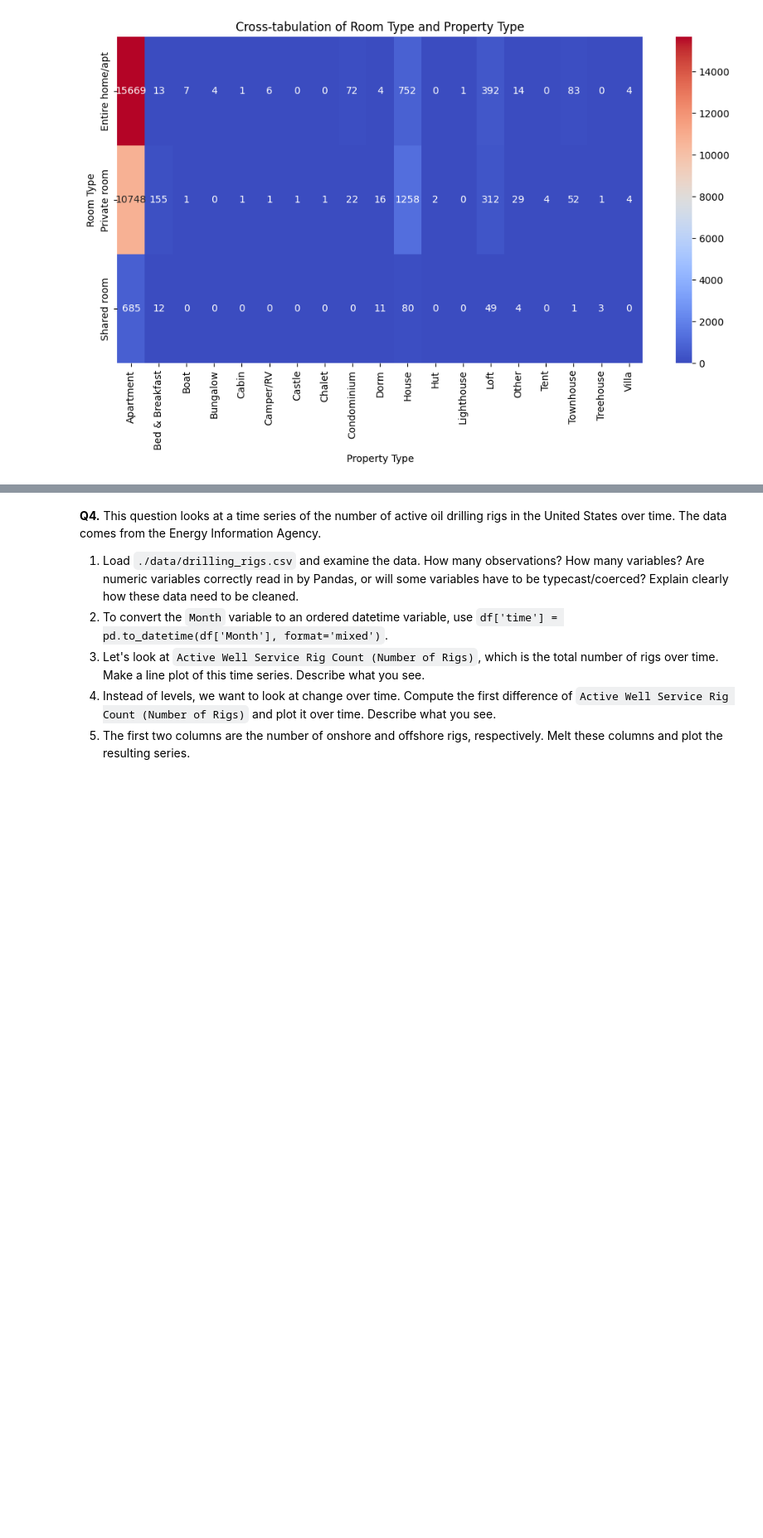
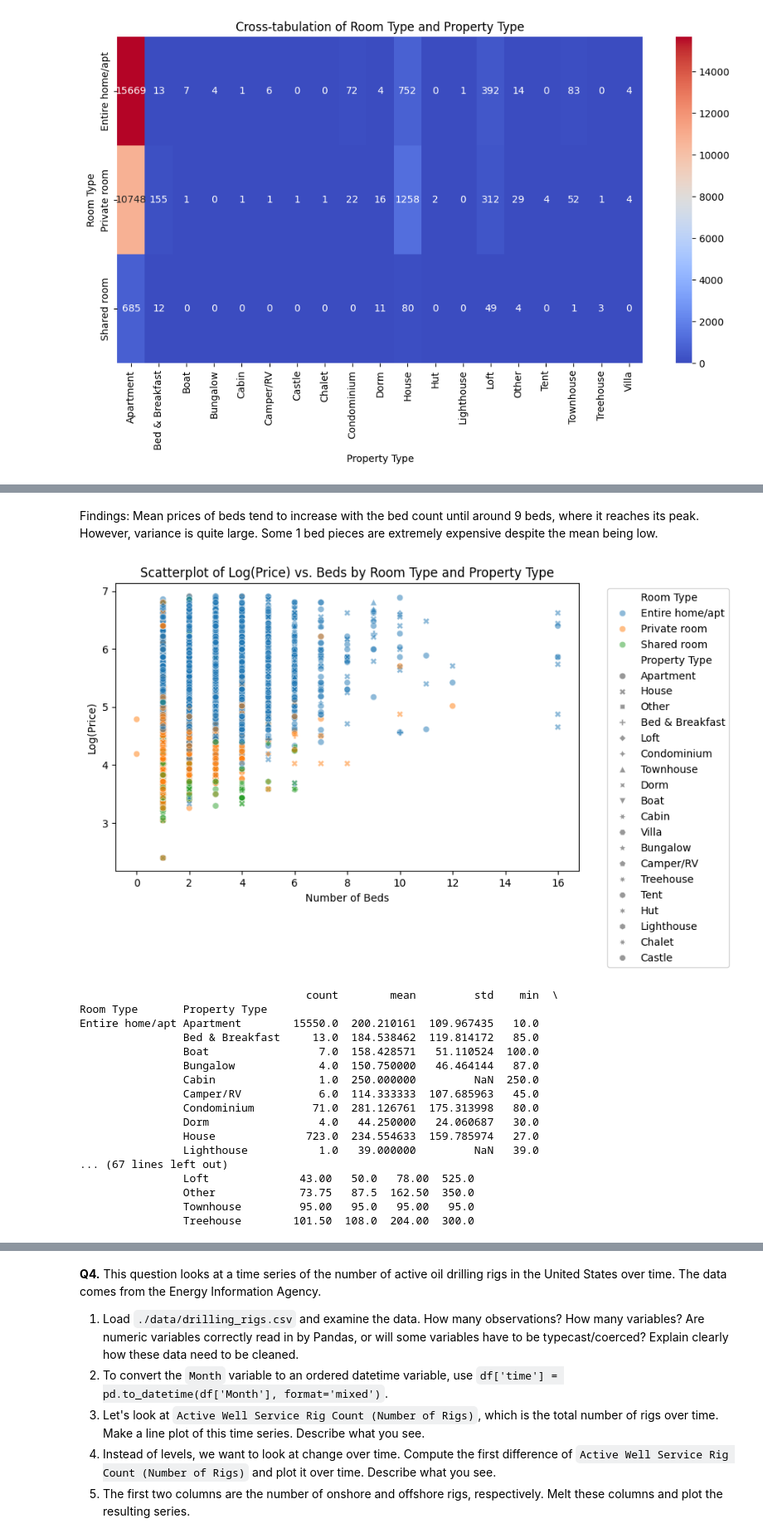
Before and after one commit to bmstoss13/EDA, a Jupyter notebook: assignment/assignment.ipynb, the cells around one changed output, grey strips where cells are left out. Shown at 83% size. Drawn from its saved outputs; the diff is of its cells as text; code cells hidden in the pictures; blank space fills up the shorter version.

```diff
--- a/assignment/assignment.ipynb
+++ b/assignment/assignment.ipynb
@@ -579,0 +627,35 @@ plt.show()
+# %% [markdown]
+Findings: Mean prices of beds tend to increase with the bed count until around 9 beds, where it reaches its peak. However, variance is quite large. Some 1 bed pieces are extremely expensive despite the mean being low.
+# %%
+#6
+
+plt.figure(figsize=(8, 5))
+sns.scatterplot(x=df["Beds"], y=df["price_log"], hue=df["Room Type"], style=df["Property Type"], alpha=0.5)
+plt.xlabel("Number of Beds")
+plt.ylabel("Log(Price)")
+plt.title("Scatterplot of Log(Price) vs. Beds by Room Type and Property Type")
+plt.legend(bbox_to_anchor=(1.05, 1), loc="upper left")
+plt.show()
+
+# Group by Room Type and Property Type
+room_property_summary = df.groupby(["Room Type", "Property Type"])["Price"].describe()
+print(room_property_summary)
+# %% [output]
+[figure, added]
+                                   count        mean         std    min  \
+Room Type       Property Type
+Entire home/apt Apartment        15550.0  200.210161  109.967435   10.0
+                Bed & Breakfast     13.0  184.538462  119.814172   85.0
+                Boat                 7.0  158.428571   51.110524  100.0
+                Bungalow             4.0  150.750000   46.464144   87.0
+                Cabin                1.0  250.000000         NaN  250.0
+                Camper/RV            6.0  114.333333  107.685963   45.0
+                Condominium         71.0  281.126761  175.313998   80.0
+                Dorm                 4.0   44.250000   24.060687   30.0
+                House              723.0  234.554633  159.785974   27.0
+                Lighthouse           1.0   39.000000         NaN   39.0
+... (67 lines left out)
+                Loft              43.00   50.0   78.00  525.0
+                Other             73.75   87.5  162.50  350.0
+                Townhouse         95.00   95.0   95.00   95.0
+                Treehouse        101.50  108.0  204.00  300.0
```
Also changed, not shown: parts of 16 cells of this notebook.
